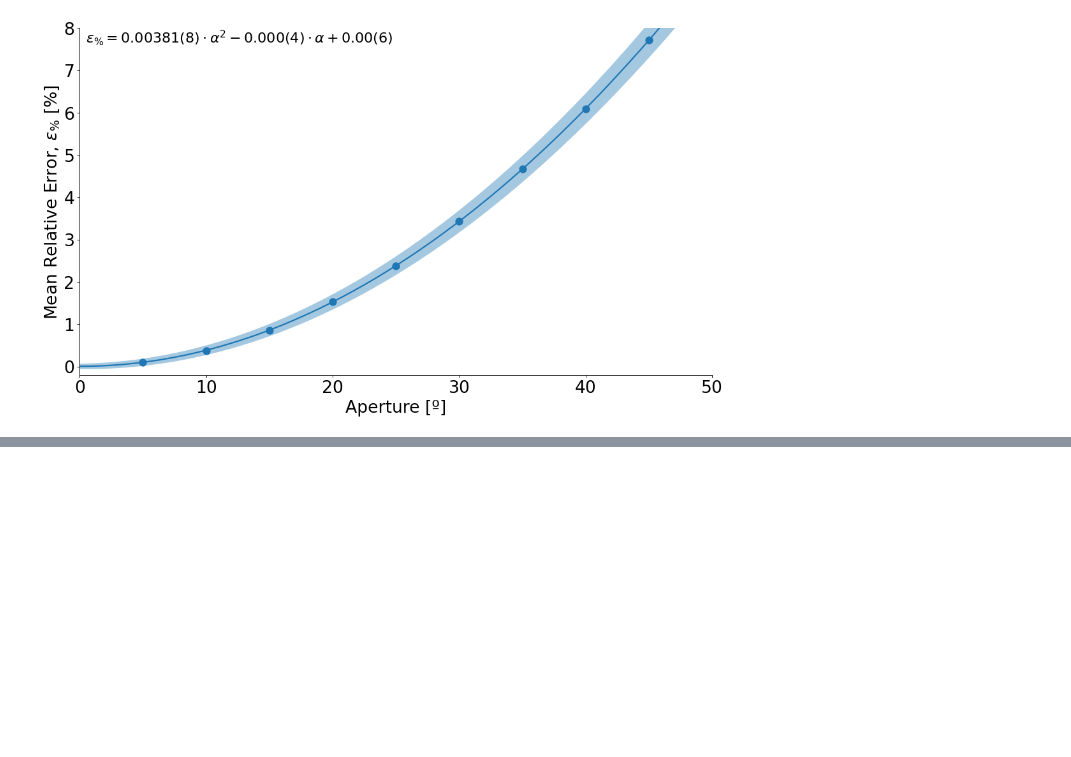
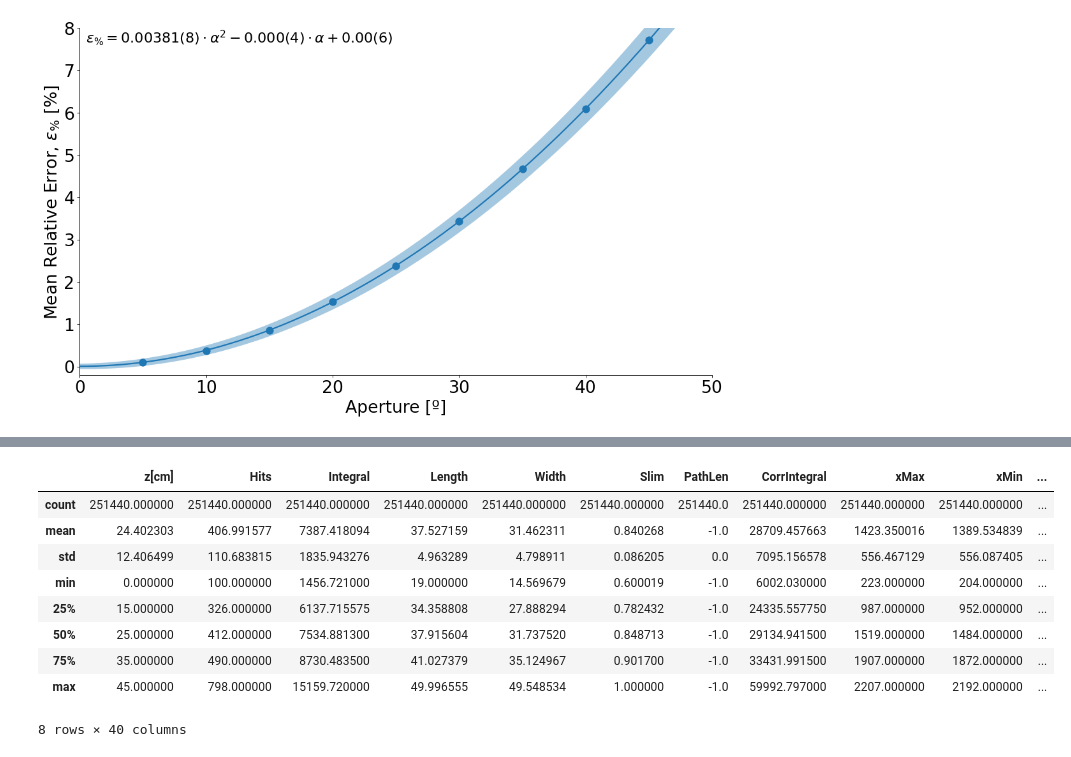
Before and after one commit to RitaROK/Analysis, a Jupyter notebook: Absorption_length.ipynb, the cells around one changed output, grey strips where cells are left out. Cells and saved outputs as stored; diff of their text form; code cells hidden in the pictures; blank space fills up the shorter version.

```diff
--- a/Absorption_length.ipynb
+++ b/Absorption_length.ipynb
@@ -329,0 +338,17 @@ c =  0.00+/-0.06
+# %%
+roi = pd.read_csv('/content/drive/MyDrive/LIME/roi.csv')
+dataset = pd.read_csv('/content/drive/MyDrive/LIME/sc.csv')
+roi['D[cm]'] = np.sqrt((roi['xMean']-(2304+(13.5/0.0155)))**2+(roi['yMean']-(2304/2))**2)*0.0155
+dataset['D[cm]'] = np.sqrt((dataset['xMean']-(2304+(13.5/0.0155)))**2+(dataset['yMean']-(2304/2))**2)*0.0155
+roi.describe()
+# %% [output]
+|  | z[cm] | Hits | Integral | Length | Width | Slim | PathLen | CorrIntegral | xMax | xMin | ... |
+| count | 251440.000000 | 251440.000000 | 251440.000000 | 251440.000000 | 251440.000000 | 251440.000000 | 251440.0 | 251440.000000 | 251440.000000 | 251440.000000 | ... |
+| mean | 24.402303 | 406.991577 | 7387.418094 | 37.527159 | 31.462311 | 0.840268 | -1.0 | 28709.457663 | 1423.350016 | 1389.534839 | ... |
+| std | 12.406499 | 110.683815 | 1835.943276 | 4.963289 | 4.798911 | 0.086205 | 0.0 | 7095.156578 | 556.467129 | 556.087405 | ... |
+| min | 0.000000 | 100.000000 | 1456.721000 | 19.000000 | 14.569679 | 0.600019 | -1.0 | 6002.030000 | 223.000000 | 204.000000 | ... |
+| 25% | 15.000000 | 326.000000 | 6137.715575 | 34.358808 | 27.888294 | 0.782432 | -1.0 | 24335.557750 | 987.000000 | 952.000000 | ... |
+| 50% | 25.000000 | 412.000000 | 7534.881300 | 37.915604 | 31.737520 | 0.848713 | -1.0 | 29134.941500 | 1519.000000 | 1484.000000 | ... |
+| 75% | 35.000000 | 490.000000 | 8730.483500 | 41.027379 | 35.124967 | 0.901700 | -1.0 | 33431.991500 | 1907.000000 | 1872.000000 | ... |
+| max | 45.000000 | 798.000000 | 15159.720000 | 49.996555 | 49.548534 | 1.000000 | -1.0 | 59992.797000 | 2207.000000 | 2192.000000 | ... |
+8 rows × 40 columns
```
Also changed, not shown: parts of 6 cells of this notebook.
